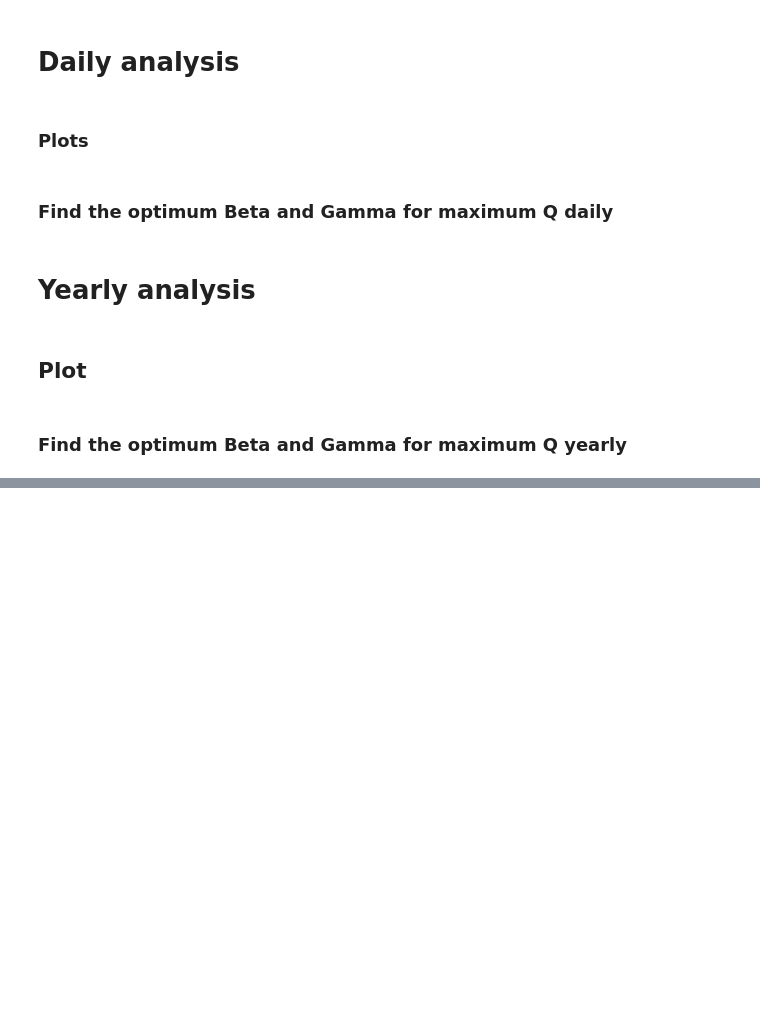
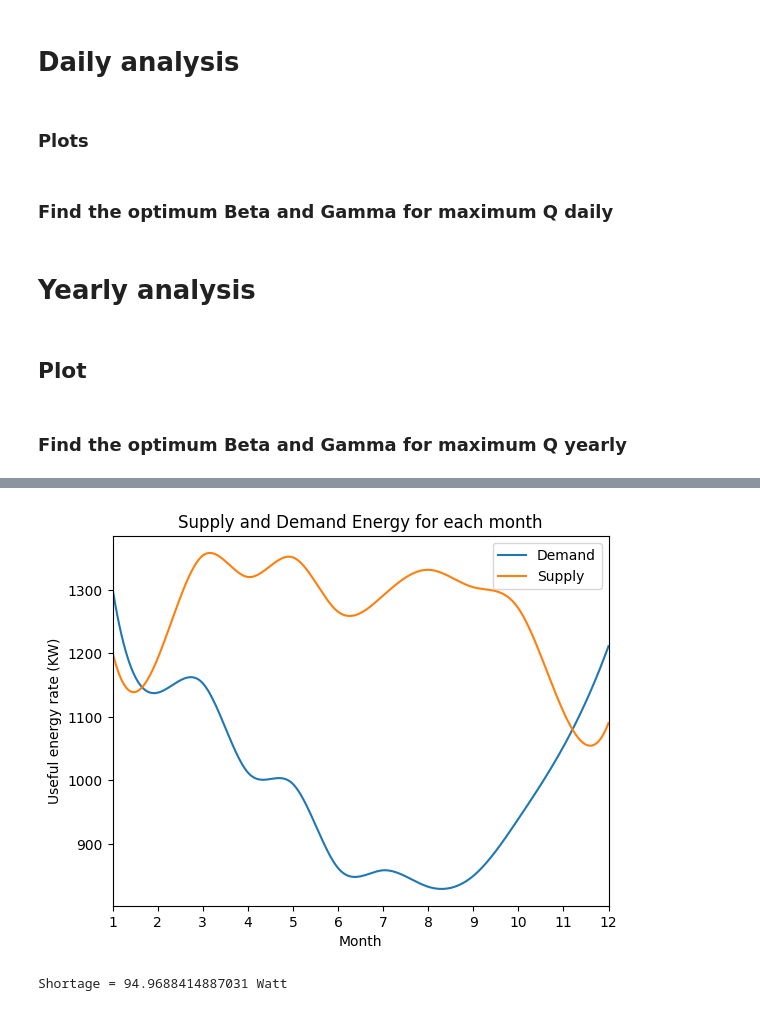
Before and after one commit to fadygamil12/Solar-Heater, a Jupyter notebook: GP prog.ipynb, the cells around one changed output, grey strips where cells are left out. Saved outputs shown, nothing was run; the diff lists cells and outputs as text; code cells hidden in the pictures; blank space fills up the shorter version.

Commit message:
adjust GP prog and calculate shortage

```diff
--- a/GP prog.ipynb
+++ b/GP prog.ipynb
@@ -182,12 +193,3 @@ elif n_o_c == 3:
     roh_d = 0.24
 # %% [markdown]
 # Working on average days
-# %%
-m = int(input("Enter the month\n"))
-gamma = input("Enter value of gamma (Default = 20)\n")
-if gamma == "":
-    gamma = 20
-else:
-    gamma = int(gamma)
-n = avg_d[m-1]
-print("Day number =" , n)
@@ -737,7 +857,7 @@ for i in range(10):
 # %%
 for i in range(10):
     plt.plot(
-        list(range(0,100,10)),Q_y[i]
+        interpolate(list(range(0,100,10)),Q_y[i])[0],interpolate(list(range(0,100,10)),Q_y[i])[1]
     )
 plt.xticks(range(0,100,10))
 plt.legend(["gamma=0",
@@ -772,7 +890,7 @@ Optimum_data_y = pd.DataFrame(data= {
 })
 Optimum_data_y.style.set_table_attributes("style = 'font-size:14px; font-weight:700; text-align:center'").set_caption("Optimum Beta and Gamma for maximum Q yearly")
 # %%
-gamma = 0
+gamma = 20
 beta = 30
 phi = 30
 n_o_c = 1
@@ -882,8 +1011,8 @@ monthly_de = []
 monthly_s = []
 for i in range(12):
     m = i + 1
-    demand = vw*cw*(Twh-Twi[m-1])*days_in[i]/1000000
-    monthly_s.append(Q_Months[i]*days_in[i]*2.5)
+    demand = vw*cw*(Twh-Twi[i])*days_in[i]/1000000
+    monthly_s.append(Q_Months[i]*days_in[i]*3)
     monthly_de.append(demand)
 # %%
 monthly_de
@@ -894,0 +1063,28 @@ for i in range(12):
+# %%
+plt.plot(
+    interpolate(np.arange(1,13,1), monthly_de)[0],interpolate(np.arange(1,13,1), monthly_de)[1]
+)
+plt.plot(
+    interpolate(np.arange(1,13,1), monthly_s)[0],interpolate(np.arange(1,13,1), monthly_s)[1]
+)
+plt.xlim([1,12])
+plt.xticks(np.arange(1,13,1))
+plt.title("Supply and Demand Energy for each month")
+plt.xlabel("Month")
+plt.ylabel("Useful energy rate (KW)")
+plt.legend(["Demand","Supply"])
+plt.savefig("Supply and Demand.png")
+plt.show()
+# %% [output]
+[figure, added]
+# %%
+cond1 = ((interpolate(np.arange(1,13,1), monthly_s)[1]<interpolate(np.arange(1,13,1), monthly_de)[1]) * (interpolate(np.arange(1,13,1), monthly_s)[0]<2))
+cond2 = ((interpolate(np.arange(1,13,1), monthly_s)[1]<interpolate(np.arange(1,13,1), monthly_de)[1]) * (interpolate(np.arange(1,13,1), monthly_s)[0]>11))
+sup1 = simpson(interpolate(np.arange(1,13,1), monthly_s)[1][cond1], x=interpolate(np.arange(1,13,1), monthly_s)[0][cond1])
+dem1 = simpson(interpolate(np.arange(1,13,1), monthly_de)[1][cond1], x=interpolate(np.arange(1,13,1), monthly_de)[0][cond1])
+sup2 = simpson(interpolate(np.arange(1,13,1), monthly_s)[1][cond2], x=interpolate(np.arange(1,13,1), monthly_s)[0][cond2])
+dem2 = simpson(interpolate(np.arange(1,13,1), monthly_de)[1][cond2], x=interpolate(np.arange(1,13,1), monthly_de)[0][cond2])
+shortage = sup1+sup2-dem1-dem2
+print("Shortage =", -shortage , "Watt")
+# %% [output]
+Shortage = 94.9688414887031 Watt
```
Also changed, not shown: parts of 134 cells of this notebook, 3 other files.
